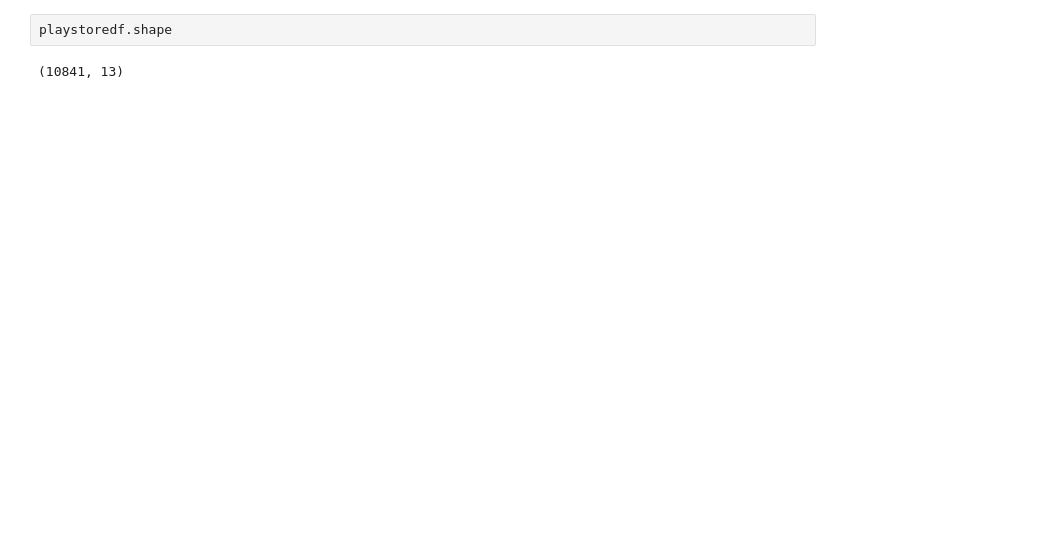
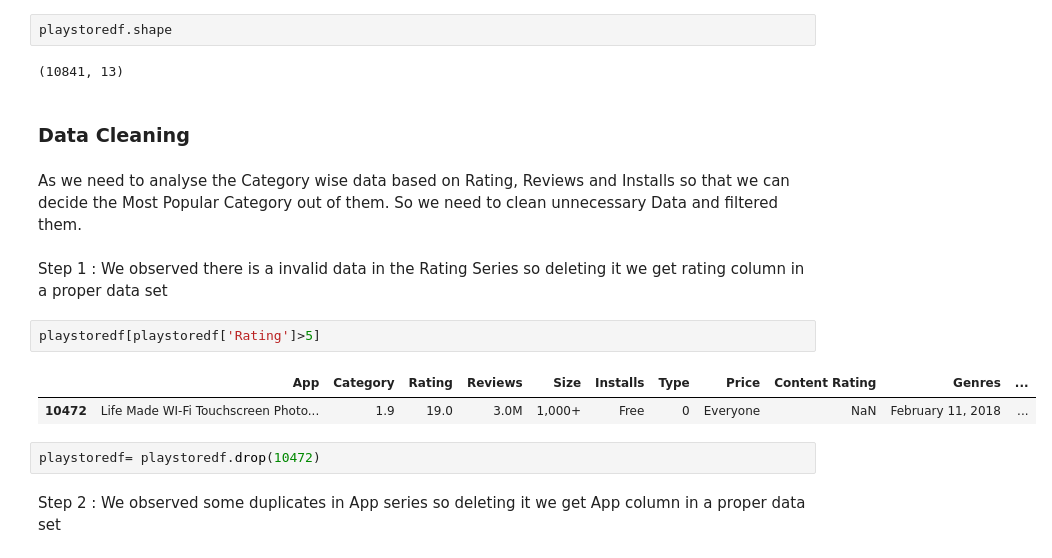
Before and after one commit to PrudhviGowroju/Play-Store-App-Review-Analysis, a Jupyter notebook: Play_Store_App_Review_Analysis_Capstone_Project.ipynb, the cells around one changed output. Cells and saved outputs as stored; diff of their text form; blank space fills up the shorter version.

```diff
--- a/Play_Store_App_Review_Analysis_Capstone_Project.ipynb
+++ b/Play_Store_App_Review_Analysis_Capstone_Project.ipynb
@@ -70,3 +70,18 @@ playstoredf.head(10)
 playstoredf.shape
 # %% [output]
 (10841, 13)
+# %% [markdown]
+### **Data** **Cleaning**
+# %% [markdown]
+As we need to analyse the Category wise data based on Rating, Reviews and Installs so that we can decide the Most Popular Category out of them. So we need to clean unnecessary Data and filtered them.
+# %% [markdown]
+Step 1 : We observed there is a invalid data in the Rating Series so deleting it we get rating column in a proper data set
+# %%
+playstoredf[playstoredf['Rating']>5]
+# %% [output]
+|  | App | Category | Rating | Reviews | Size | Installs | Type | Price | Content Rating | Genres | ... |
+| 10472 | Life Made WI-Fi Touchscreen Photo... | 1.9 | 19.0 | 3.0M | 1,000+ | Free | 0 | Everyone | NaN | February 11, 2018 | ... |
+# %%
+playstoredf= playstoredf.drop(10472)
+# %% [markdown]
+Step 2 : We observed some duplicates in App series so deleting it we get App column in a proper data set
```
Also changed, not shown: parts of 12 cells of this notebook.
